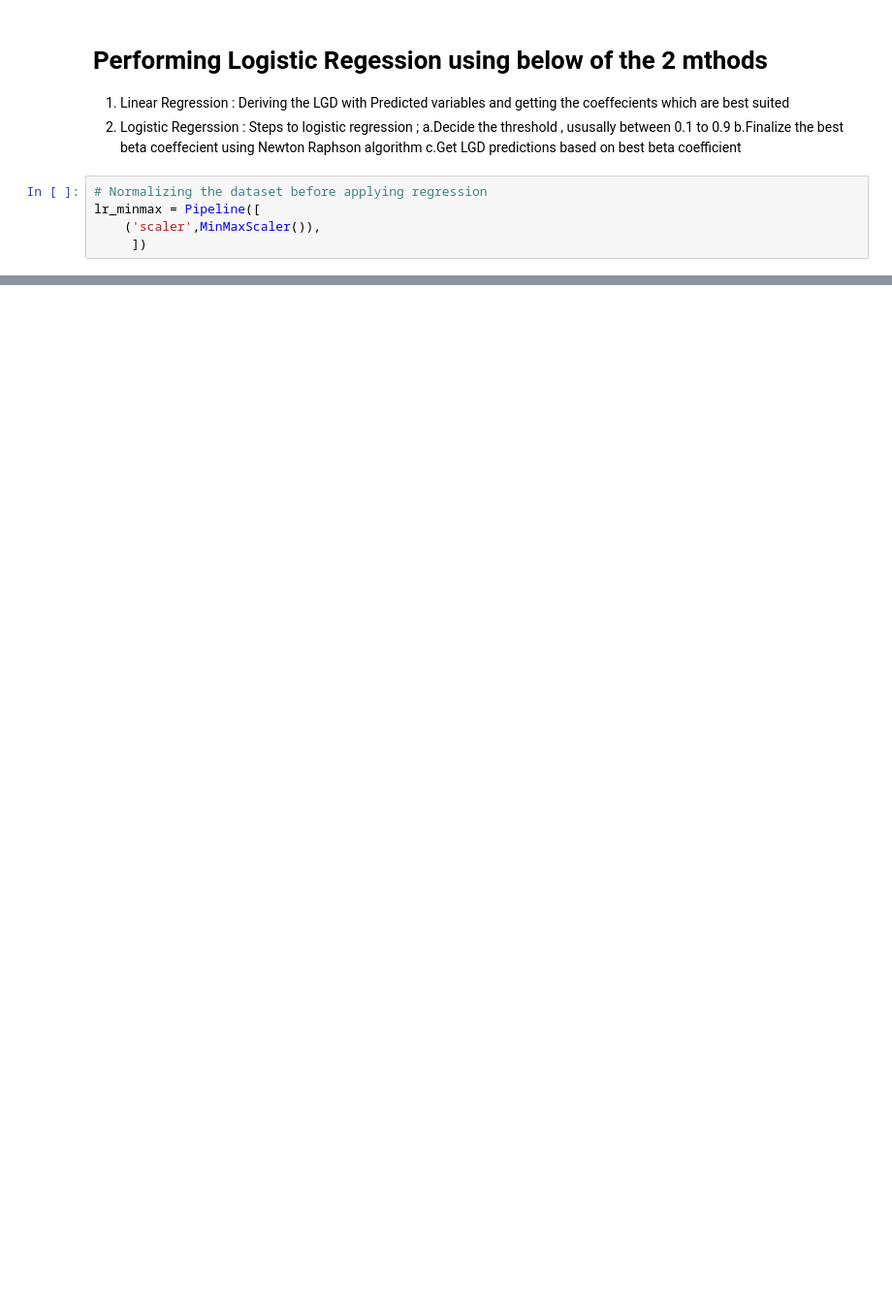
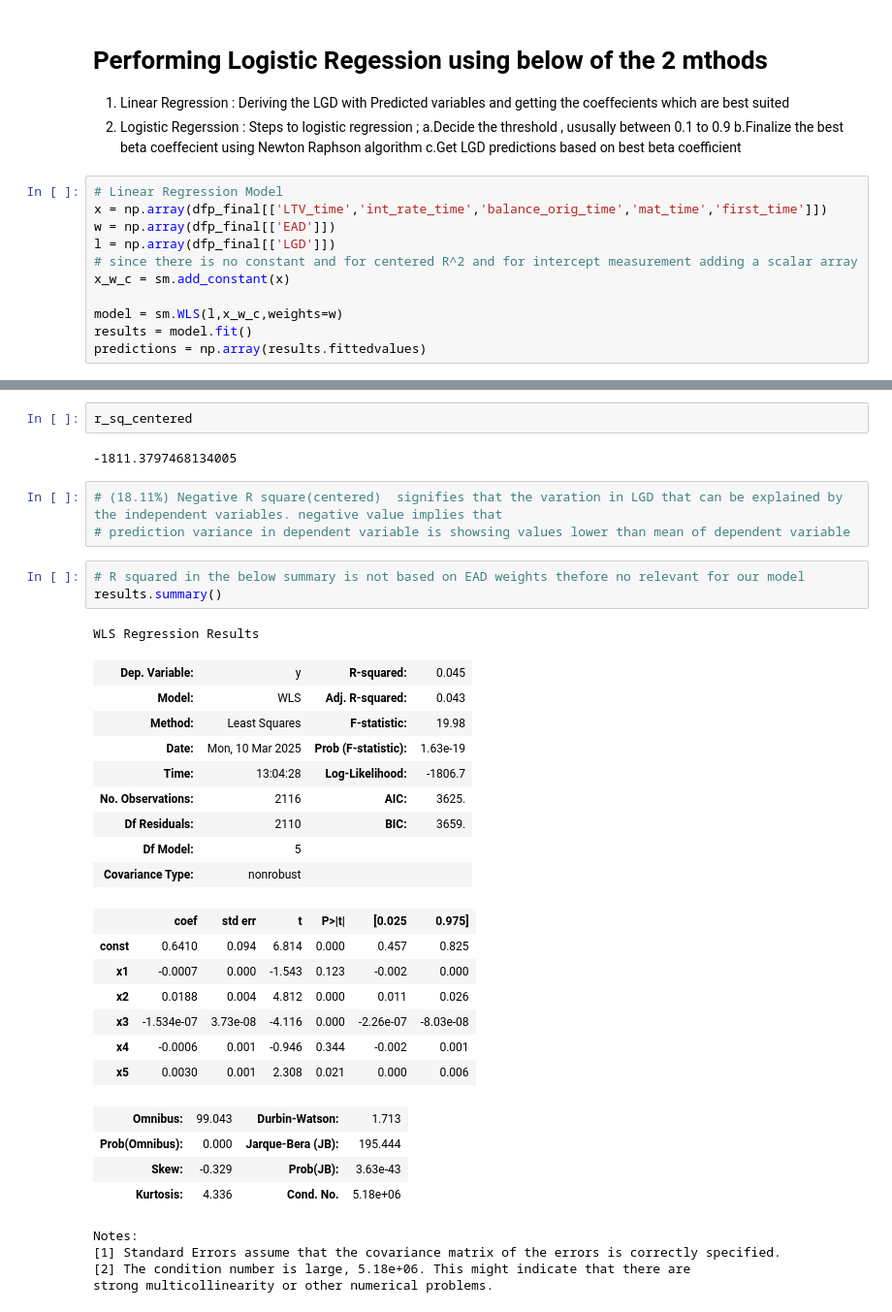
Before and after one commit to prashant65/LGD_Survival, a Jupyter notebook: LGD_Survival .ipynb, the cells around one changed output, grey strips where cells are left out. Shown at 97% size. Cells and saved outputs as stored; diff of their text form; blank space fills up the shorter version.

```diff
--- a/LGD_Survival .ipynb
+++ b/LGD_Survival .ipynb
@@ -722,8 +745,14 @@ Name: count, Length: 2116, dtype: int64
     b.Finalize the best beta coeffecient using Newton Raphson algorithm
     c.Get LGD predictions based on best beta coefficient
 # %%
-# Normalizing the dataset before applying regression
-lr_minmax = Pipeline([
-    ('scaler',MinMaxScaler()),
-     ])
+# Linear Regression Model
+x = np.array(dfp_final[['LTV_time','int_rate_time','balance_orig_time','mat_time','first_time']])
+w = np.array(dfp_final[['EAD']])
+l = np.array(dfp_final[['LGD']])
+# since there is no constant and for centered R^2 and for intercept measurement adding a scalar array
+x_w_c = sm.add_constant(x)
+
+model = sm.WLS(l,x_w_c,weights=w)
+results = model.fit()
+predictions = np.array(results.fittedvalues)
 # %%
@@ -732,0 +771,36 @@ lr_standard = Pipeline([
+# %%
+r_sq_centered
+# %% [output]
+-1811.3797468134005
+# %%
+# (18.11%) Negative R square(centered)  signifies that the varation in LGD that can be explained by the independent variables. negative value implies that
+# prediction variance in dependent variable is showsing values lower than mean of dependent variable
+# %%
+# R squared in the below summary is not based on EAD weights thefore no relevant for our model
+results.summary()
+# %% [output]
+WLS Regression Results
+| Dep. Variable: | y | R-squared: | 0.045 |
+| Model: | WLS | Adj. R-squared: | 0.043 |
+| Method: | Least Squares | F-statistic: | 19.98 |
+| Date: | Mon, 10 Mar 2025 | Prob (F-statistic): | 1.63e-19 |
+| Time: | 13:04:28 | Log-Likelihood: | -1806.7 |
+| No. Observations: | 2116 | AIC: | 3625. |
+| Df Residuals: | 2110 | BIC: | 3659. |
+| Df Model: | 5 |  |  |
+| Covariance Type: | nonrobust |  |  |
+|  | coef | std err | t | P>|t| | [0.025 | 0.975] |
+| const | 0.6410 | 0.094 | 6.814 | 0.000 | 0.457 | 0.825 |
+| x1 | -0.0007 | 0.000 | -1.543 | 0.123 | -0.002 | 0.000 |
+| x2 | 0.0188 | 0.004 | 4.812 | 0.000 | 0.011 | 0.026 |
+| x3 | -1.534e-07 | 3.73e-08 | -4.116 | 0.000 | -2.26e-07 | -8.03e-08 |
+| x4 | -0.0006 | 0.001 | -0.946 | 0.344 | -0.002 | 0.001 |
+| x5 | 0.0030 | 0.001 | 2.308 | 0.021 | 0.000 | 0.006 |
+| Omnibus: | 99.043 | Durbin-Watson: | 1.713 |
+| Prob(Omnibus): | 0.000 | Jarque-Bera (JB): | 195.444 |
+| Skew: | -0.329 | Prob(JB): | 3.63e-43 |
+| Kurtosis: | 4.336 | Cond. No. | 5.18e+06 |
+Notes:
+[1] Standard Errors assume that the covariance matrix of the errors is correctly specified.
+[2] The condition number is large, 5.18e+06. This might indicate that there are
+strong multicollinearity or other numerical problems.
```
Also changed, not shown: parts of 18 cells of this notebook.
